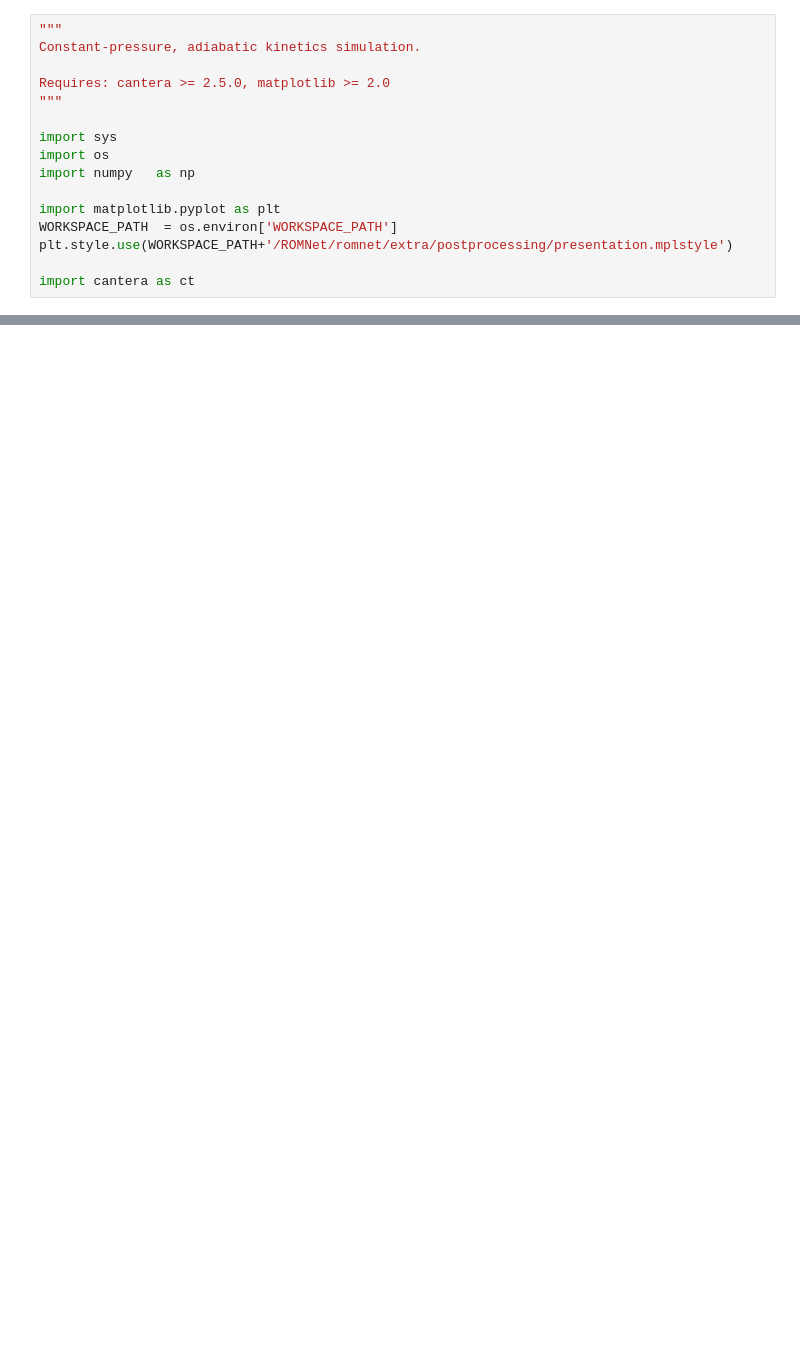
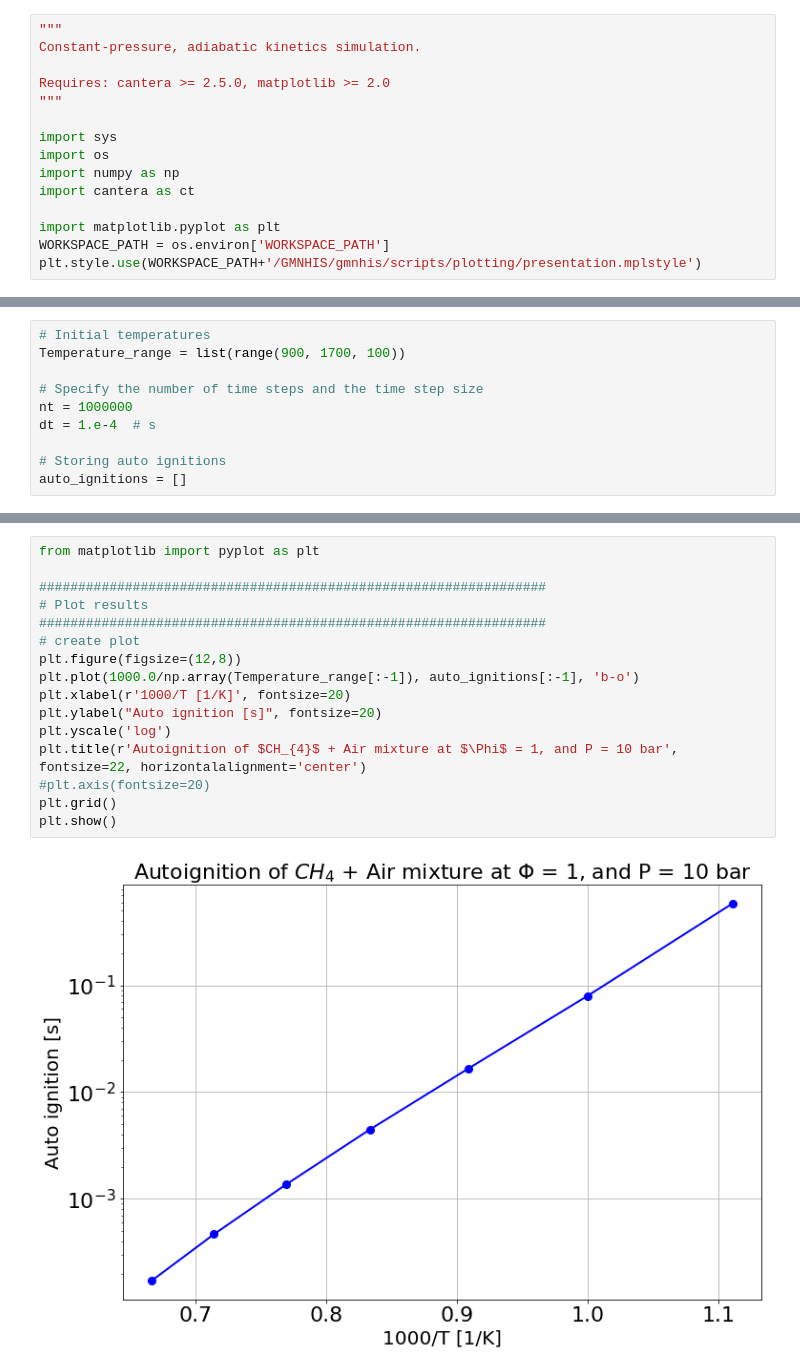
Before and after one commit to simoneventuri/ROMNet_, a Jupyter notebook: scripts/generating_data/0DReactor/Original.ipynb, the cells around one changed output, grey strips where cells are left out. Cells and saved outputs as stored; diff of their text form; blank space fills up the shorter version.

```diff
--- a/scripts/generating_data/0DReactor/Original.ipynb
+++ b/scripts/generating_data/0DReactor/Original.ipynb
@@ -7,10 +7,9 @@ Requires: cantera >= 2.5.0, matplotlib >= 2.0
 
 import sys
 import os
-import numpy   as np
+import numpy as np
+import cantera as ct
 
 import matplotlib.pyplot as plt
-WORKSPACE_PATH  = os.environ['WORKSPACE_PATH']
-plt.style.use(WORKSPACE_PATH+'/ROMNet/romnet/extra/postprocessing/presentation.mplstyle')
-
-import cantera as ct
+WORKSPACE_PATH = os.environ['WORKSPACE_PATH']
+plt.style.use(WORKSPACE_PATH+'/GMNHIS/gmnhis/scripts/plotting/presentation.mplstyle')
@@ -117,0 +19,10 @@ temperature[-1]
+# %%
+# Initial temperatures
+Temperature_range = list(range(900, 1700, 100))
+
+# Specify the number of time steps and the time step size
+nt = 1000000
+dt = 1.e-4  # s
+
+# Storing auto ignitions
+auto_ignitions = []
@@ -117,0 +86,19 @@ temperature[-1]
+# %%
+from matplotlib import pyplot as plt
+
+#################################################################
+# Plot results
+#################################################################
+# create plot
+plt.figure(figsize=(12,8))
+plt.plot(1000.0/np.array(Temperature_range[:-1]), auto_ignitions[:-1], 'b-o')
+plt.xlabel(r'1000/T [1/K]', fontsize=20)
+plt.ylabel("Auto ignition [s]", fontsize=20)
+plt.yscale('log')
+plt.title(r'Autoignition of $CH_{4}$ + Air mixture at $\Phi$ = 1, and P = 10 bar',
+fontsize=22, horizontalalignment='center')
+#plt.axis(fontsize=20)
+plt.grid()
+plt.show()
+# %% [output]
+[figure, added]
```
Also changed, not shown: parts of 9 cells of this notebook, 25 other files.
